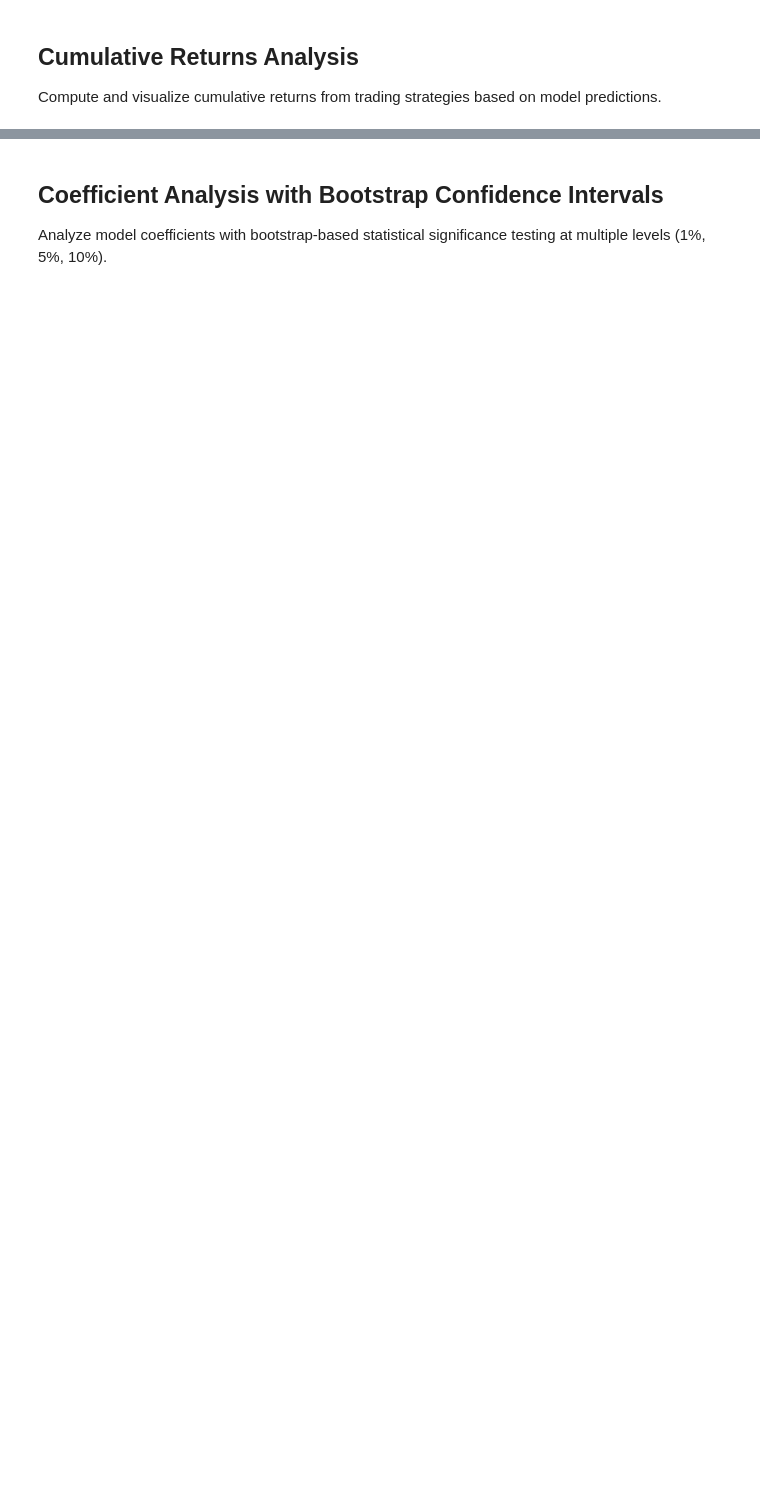
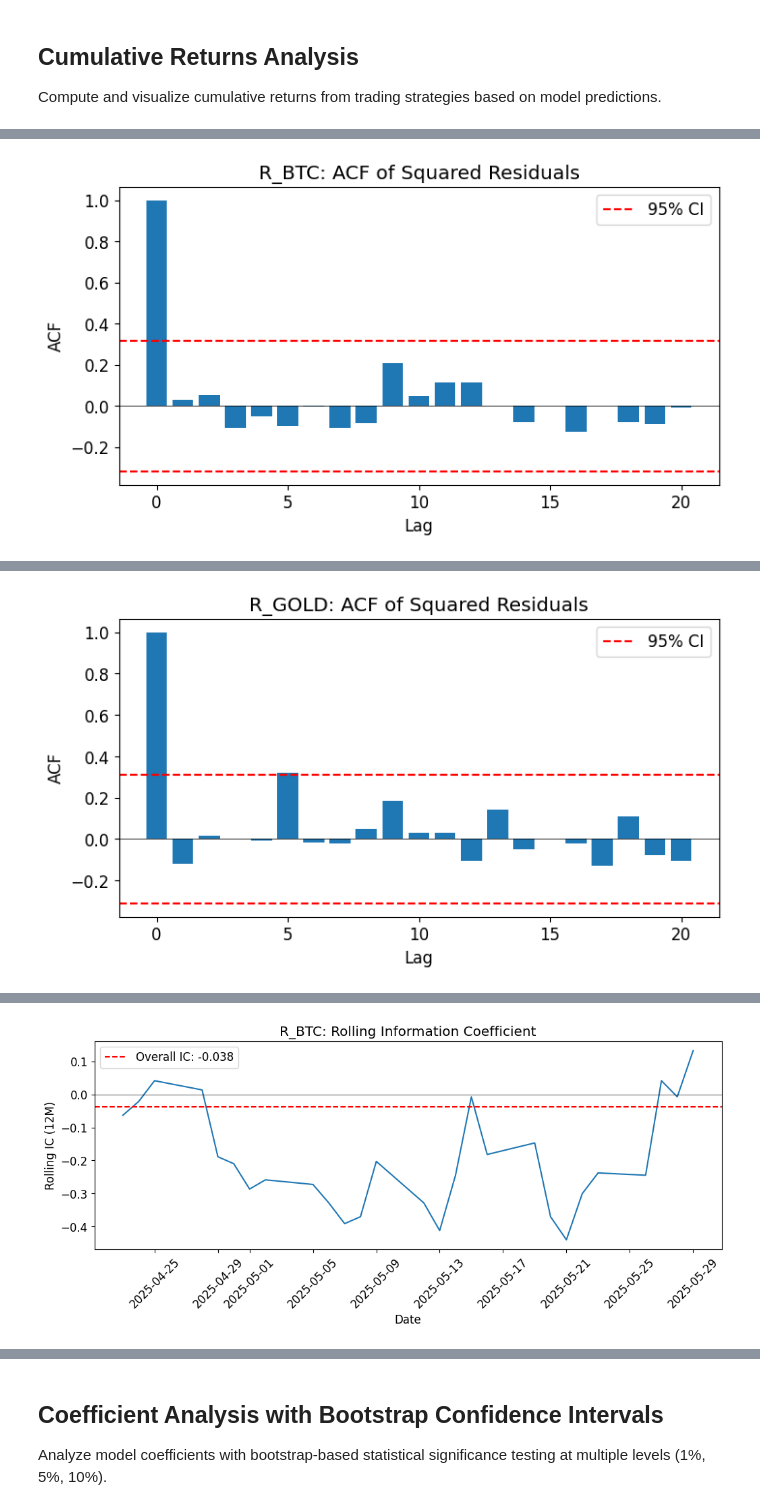
Before and after one commit to isom-ds/youtube-emotion-financial-modelling, a Jupyter notebook: 410_fm_baseline_arx.ipynb, the cells around one changed output, grey strips where cells are left out. Saved outputs shown, nothing was run; the diff lists cells and outputs as text; code cells hidden in the pictures; blank space fills up the shorter version.

```diff
--- a/410_fm_baseline_arx.ipynb
+++ b/410_fm_baseline_arx.ipynb
@@ -466,0 +529,75 @@ Cumulative Returns Summary:
+# %%
+# Volatility Clustering Analysis
+from modules.finance.evaluation.trading_metrics import (
+    compute_volatility_clustering,
+    compute_overfitting_diagnostics,
+    compute_coefficient_stability
+)
+
+print("="*80)
+print("VOLATILITY CLUSTERING ANALYSIS (ACF of Squared Residuals)")
+print("="*80)
+
+for target in TARGET_COLS:
+    preds_df = oos_predictions[target]
+    residuals = preds_df['y_true'].values - preds_df['y_pred'].values
+
+    clustering_metrics = compute_volatility_clustering(residuals, max_lags=20)
+
+    print(f"\n{target.upper()}:")
+    print(f"  ACF(1):  {clustering_metrics['acf_lag1']:.4f}")
+    print(f"  ACF(5):  {clustering_metrics['acf_lag5']:.4f}")
+    print(f"  ACF(10): {clustering_metrics['acf_lag10']:.4f}")
+    print(f"  Ljung-Box p-value: {clustering_metrics['ljung_box_pvalue']:.4f}")
+    if clustering_metrics['ljung_box_pvalue'] < 0.05:
+        print(f"  ✓ Significant volatility clustering detected (p < 0.05)")
+    else:
+        print(f"  ✗ No significant volatility clustering (p >= 0.05)")
+
+    # Plot ACF
+    import matplotlib.pyplot as plt
+    plt.figure(figsize=(8, 4))
+    plt.bar(range(len(clustering_metrics['acf_values'])), clustering_metrics['acf_values'])
+    plt.axhline(y=0, color='k', linestyle='-', linewidth=0.5)
+    plt.axhline(y=1.96/np.sqrt(len(residuals)), color='r', linestyle='--', label='95% CI')
+    plt.axhline(y=-1.96/np.sqrt(len(residuals)), color='r', linestyle='--')
+    plt.xlabel('Lag')
+    plt.ylabel('ACF')
+    plt.title(f'{target.upper()}: ACF of Squared Residuals')
+    plt.legend()
+    plt.savefig(OUTPUT_DIR / f'arx_baseline_{target}_volatility_clustering.png', dpi=150, bbox_inches='tight')
+    plt.show()
+
+print("\n" + "="*80)
+print("OVERFITTING DIAGNOSTICS (Information Coefficient)")
+print("="*80)
+
+for target in TARGET_COLS:
+    preds_df = oos_predictions[target]
+
+    overfitting_metrics = compute_overfitting_diagnostics(
+        y_true=preds_df['y_true'].values,
+        y_pred=preds_df['y_pred'].values,
+        dates=preds_df.index,
+        window_size=12  # 12 months rolling window
+    )
+
+    print(f"\n{target.upper()}:")
+    print(f"  Overall IC:       {overfitting_metrics['ic']:.4f}")
+    print(f"  Mean Rolling IC:  {overfitting_metrics['ic_rolling_mean']:.4f}")
+    print(f"  Std Rolling IC:   {overfitting_metrics['ic_rolling_std']:.4f}")
+    print(f"  IC Stability:     {overfitting_metrics['ic_stability']:.4f}")
+
+    # Plot rolling IC
+    plt.figure(figsize=(12, 4))
+    plt.plot(overfitting_metrics['ic_rolling_dates'], overfitting_metrics['ic_rolling_values'])
+    plt.axhline(y=0, color='k', linestyle='-', linewidth=0.5)
+    plt.axhline(y=overfitting_metrics['ic'], color='r', linestyle='--', label=f'Overall IC: {overfitting_metrics["ic"]:.3f}')
+    plt.xlabel('Date')
+    plt.ylabel('Rolling IC (12M)')
+    plt.title(f'{target.upper()}: Rolling Information Coefficient')
+    plt.legend()
+    plt.xticks(rotation=45)
+    plt.savefig(OUTPUT_DIR / f'arx_baseline_{target}_rolling_ic.png', dpi=150, bbox_inches='tight')
+    plt.show()
+# %% [output]
@@ -466,0 +614 @@ Cumulative Returns Summary:
+[figure, added]
@@ -466,0 +621 @@ Cumulative Returns Summary:
+[figure, added]
@@ -466,0 +638 @@ Cumulative Returns Summary:
+[figure, added]
```
Also changed, not shown: parts of 10 cells of this notebook, 48 other files.
